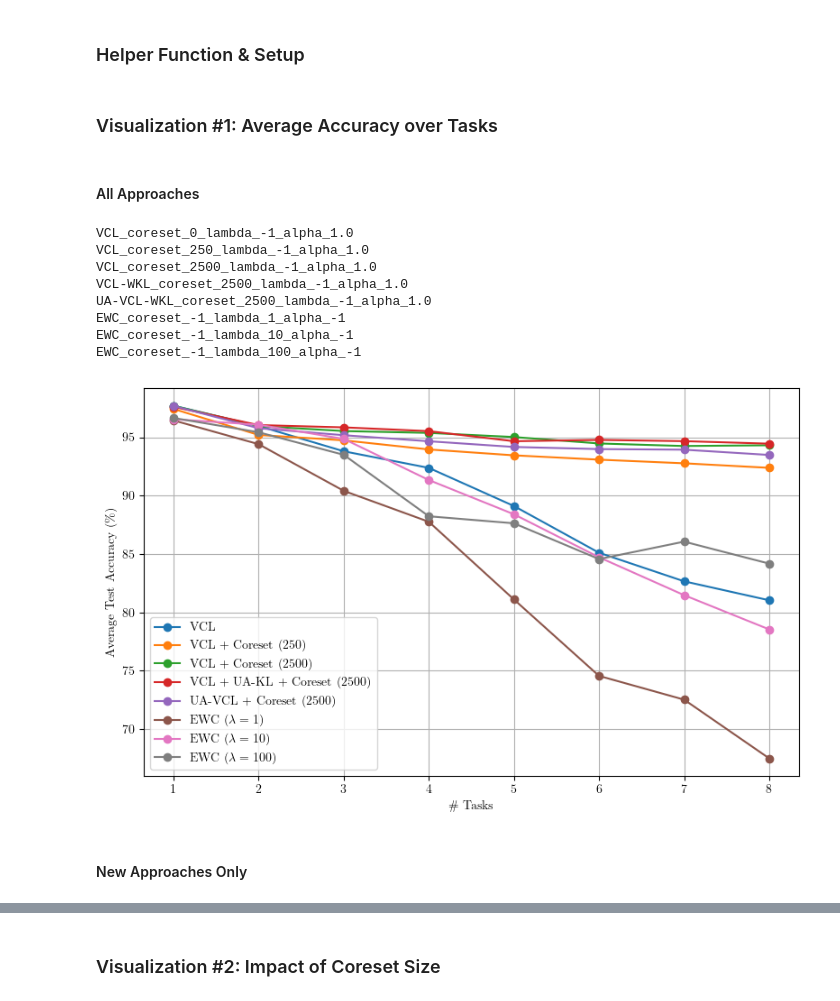
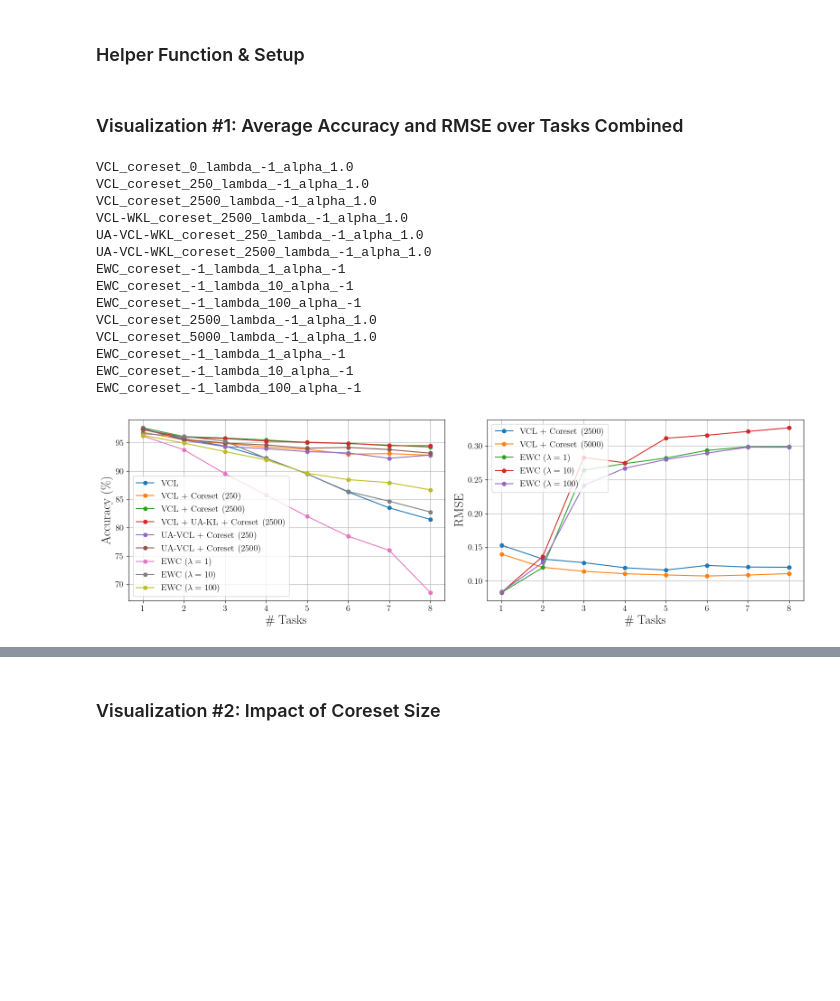
Before and after one commit to thierry123454/UA-VCL, a Jupyter notebook: UDL_Mini_Project.ipynb, the cells around one changed output, grey strips where cells are left out. Cells and saved outputs as stored; diff of their text form; code cells hidden in the pictures; blank space fills up the shorter version.

Commit message:
New results + appendix code

```diff
--- a/UDL_Mini_Project.ipynb
+++ b/UDL_Mini_Project.ipynb
@@ -975,6 +1639,9 @@ with open("classification_results.json", "w") as f:
 
 with open("regression_results.json", "w") as f:
     json.dump(regression_results, f)
+
+with open("classification_results_mh.json", "w") as f:
+    json.dump(classification_results_mh, f)
 # %% [output]
 NameError: name 'classification_results' is not defined
 # %% [markdown]
@@ -987,3 +1654,6 @@ with open("classification_results.json", "r") as f:
 
 with open("regression_results.json", "r") as f:
     regression_results = json.load(f)
+
+with open("classification_results_mh.json", "r") as f:
+    classification_results_mh = json.load(f)
@@ -1013,7 +1679,10 @@ def generate_label(key):
     elif model == "VCL-CO":
         return f"Coreset only ({coreset_part})"
     elif model == "VCL-WKL":
-        return f"VCL + UA-KL + Coreset ({coreset_part})"
+        if coreset_part == "0":
+            return "VCL + UA-KL"
+        else:
+          return f"VCL + UA-KL + Coreset ({coreset_part})"
     elif model == "UA-VCL-WKL":
         return f"UA-VCL + Coreset ({coreset_part})"
     else:
@@ -1023,6 +1692,7 @@ def generate_label(key):
 plt.rc('text', usetex=True)
 plt.rc('font', family='serif')
 # %% [markdown]
-### Visualization #1: Average Accuracy over Tasks
+### Visualization #1: Average Accuracy and RMSE over Tasks Combined
-# %% [markdown]
-#### All Approaches
+# %%
+num_tasks = 8
+global_params["epochs"] = 3
@@ -1029,33 +1701,48 @@ plt.rc('font', family='serif')
 # %%
-plt.figure(figsize=(8, 5))
+fig, (ax1, ax2) = plt.subplots(1, 2, figsize=(16, 5))
 
-# Iterate over each key in the results dictionary and plot the accuracies.
+# Plot accuracy curves on ax1.
 for key, value in classification_results.items():
     if any(substr in key for substr in ["CO", "alpha_0.5", "alpha_2", "coreset_5000"]):
-      continue
-
+        continue
     accuracies = value["accuracies"]
     tasks = np.arange(1, len(accuracies) + 1)
     label = generate_label(key)
-    plt.plot(tasks, accuracies, marker='o', label=label)
+    ax1.plot(tasks, accuracies, marker='o', label=label)
+ax1.set_xlabel(r'\# Tasks', fontsize=20)
+ax1.set_ylabel(r'Accuracy (\%)', fontsize=20)
+ax1.set_xticks(np.arange(1, num_tasks + 1))
+ax1.legend(loc='lower left')
+ax1.grid(True)
 
-plt.xlabel(r'\# Tasks')
-plt.ylabel(r'Average Test Accuracy (\%)')
-plt.xticks(np.arange(1, num_tasks + 1))
-plt.legend(loc='lower left')
-plt.grid(True)
-plt.tight_layout()
-plt.savefig('permuted_mnist_accuracy.pdf', format="pdf", bbox_inches='tight')
+# Plot RMSE curves on ax2.
+for key, value in regression_results.items():
+    rmse_values = value["RMSE"]
+    tasks = np.arange(1, len(rmse_values) + 1)
+    label = generate_label(key)
+    ax2.plot(tasks, rmse_values, marker='o', label=label)
+ax2.set_xlabel(r'\# Tasks', fontsize=20)
+ax2.set_ylabel(r'RMSE', fontsize=20)
+ax2.set_xticks(np.arange(1, num_tasks + 1))
+ax2.legend(loc='upper left')
+ax2.grid(True)
+
+fig.tight_layout()
+plt.savefig('combined_plot.pdf', format="pdf", bbox_inches='tight')
 plt.show()
 # %% [output]
 VCL_coreset_0_lambda_-1_alpha_1.0
 VCL_coreset_250_lambda_-1_alpha_1.0
 VCL_coreset_2500_lambda_-1_alpha_1.0
 VCL-WKL_coreset_2500_lambda_-1_alpha_1.0
+UA-VCL-WKL_coreset_250_lambda_-1_alpha_1.0
 UA-VCL-WKL_coreset_2500_lambda_-1_alpha_1.0
 EWC_coreset_-1_lambda_1_alpha_-1
 EWC_coreset_-1_lambda_10_alpha_-1
 EWC_coreset_-1_lambda_100_alpha_-1
+VCL_coreset_2500_lambda_-1_alpha_1.0
+VCL_coreset_5000_lambda_-1_alpha_1.0
+EWC_coreset_-1_lambda_1_alpha_-1
+EWC_coreset_-1_lambda_10_alpha_-1
+EWC_coreset_-1_lambda_100_alpha_-1
-[figure, old version]
+[figure, new version]
-# %% [markdown]
-#### New Approaches Only
```
Also changed, not shown: parts of 92 cells of this notebook, 3 other files.
